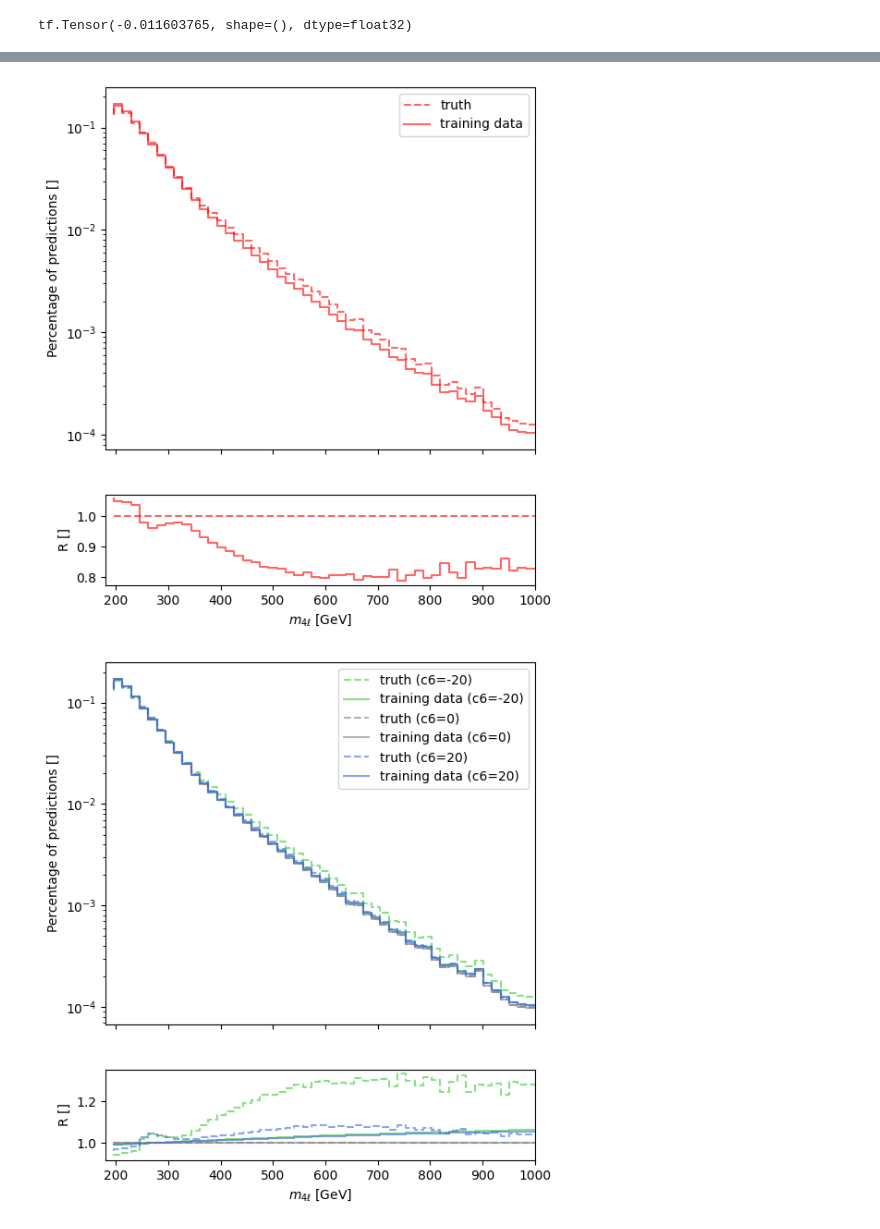
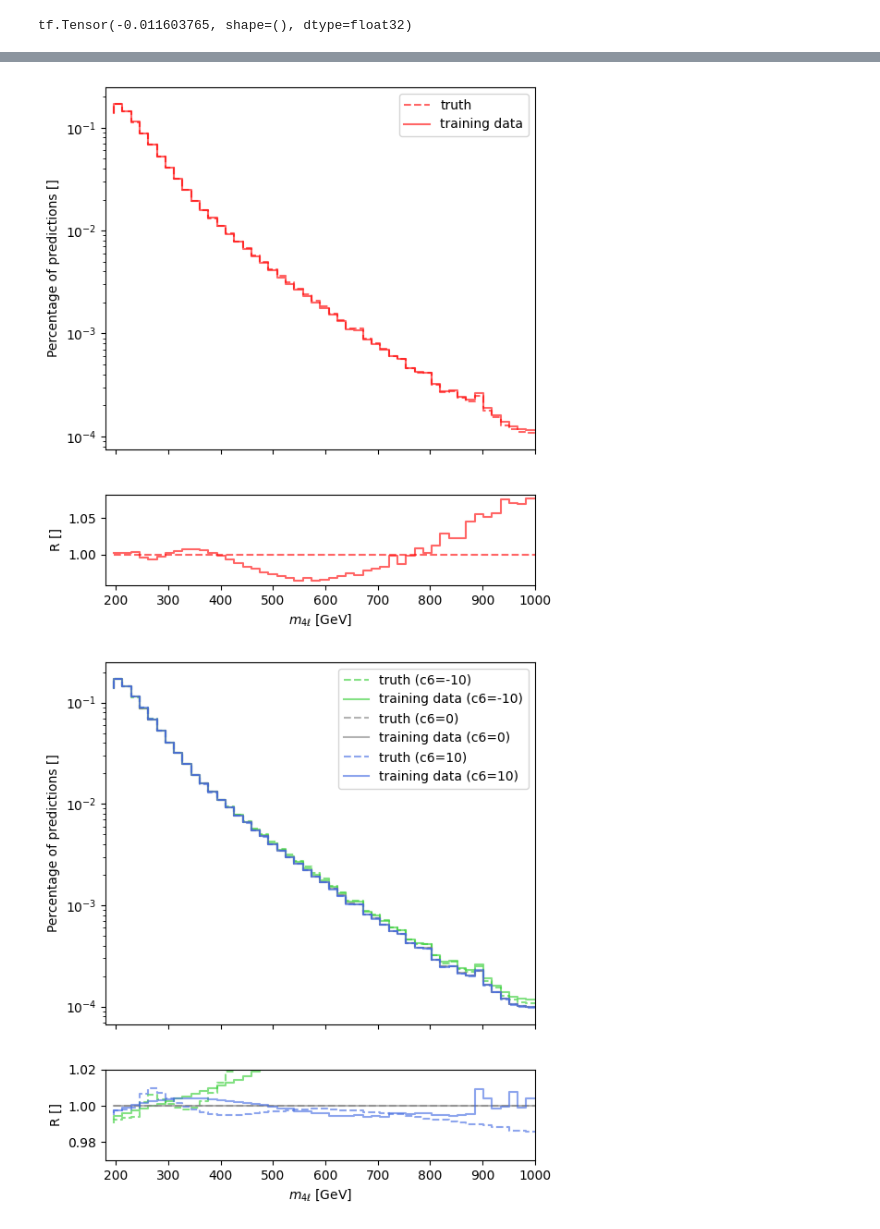
Before and after one commit to hep-cce/nsbi4hep, a Jupyter notebook: plot-rolypoly-outputs.ipynb, the cells around one changed output, grey strips where cells are left out. Drawn from its saved outputs; the diff is of its cells as text; code cells hidden in the pictures.

```diff
--- a/plot-rolypoly-outputs.ipynb
+++ b/plot-rolypoly-outputs.ipynb
@@ -20,7 +20,7 @@ SEED=373485
 
 BASE_SIZE=500000
 
-OUTPUT_DIRS=['jobs/rolypoly/run-six-MAPE/coeff_1','jobs/rolypoly/run-six-MAPE/coeff_2','jobs/rolypoly/run-six-MAPE/coeff_3','jobs/rolypoly/run-six-MAPE/coeff_4']
+OUTPUT_DIRS=['jobs/rolypoly/run-five-MAE/coeff_1','jobs/rolypoly/run-five-MAE/coeff_2','jobs/rolypoly/run-five-MAPE/coeff_3','jobs/rolypoly/run-five-MAPE/coeff_4']
 CONF_FILE='rolypoly-config.json'
 SCALER_CONF='scaler.json'
 SAMPLE_DIR='..'
@@ -266,7 +290,7 @@ BINS=50
 
 histo_range=(180,1000)
 
-c6 = -20
+c6 = -10
 
 i = c6_values.index(c6)
 
@@ -274,7 +298,7 @@ histograms_5 = generate_histograms_2(kin_vars_train[:,-2], kin_vars_val[:,-2], r
 
 plot_histograms_2(histograms_5, color='red', xlim=histo_range)
 # %% [output]
-[figure, old version]
+[figure, new version]
 # %%
 def plot_histograms_3(histograms, c6_values, colors, xlim=(0.2,0.8), factor=1):
     fig, (ax1, ax2) = plt.subplots(2,1, gridspec_kw={'height_ratios': [4, 1]}, figsize=(6,7))
@@ -301,21 +325,22 @@ def plot_histograms_3(histograms, c6_values, colors, xlim=(0.2,0.8), factor=1):
     ax2.set_xlabel(u'$m_{4\ell}$ [GeV]')
     ax2.set_ylabel('R []')
     ax2.set_xlim(xlim[0],xlim[1])
+    ax2.set_ylim(0.97,1.02)
 
     plt.show()
 # %%
 BINS=50
 
 histo_range=(180,1000)
 
-c6 = [-20, 0, 20]
+c6 = [-10, 0, 10]
 colors = ['limegreen', 'grey', 'royalblue']
 
 indices = [c6_values.index(c6_val) for c6_val in c6]
 
 histograms_6 = [generate_histograms_2(kin_vars_train[:,-2], kin_vars_val[:,-2], ratios_true[i], ratios_pred_train[i], ratios_pred_val[i], sample_train, sample_val, num_bins=BINS, range=histo_range) for i in indices]
 
 plot_histograms_3(histograms_6, c6_values=c6, colors=colors, xlim=histo_range)
 # %% [output]
-[figure, old version]
+[figure, new version]
 # %%
```
Also changed, not shown: parts of 10 cells of this notebook, 2 other files.
